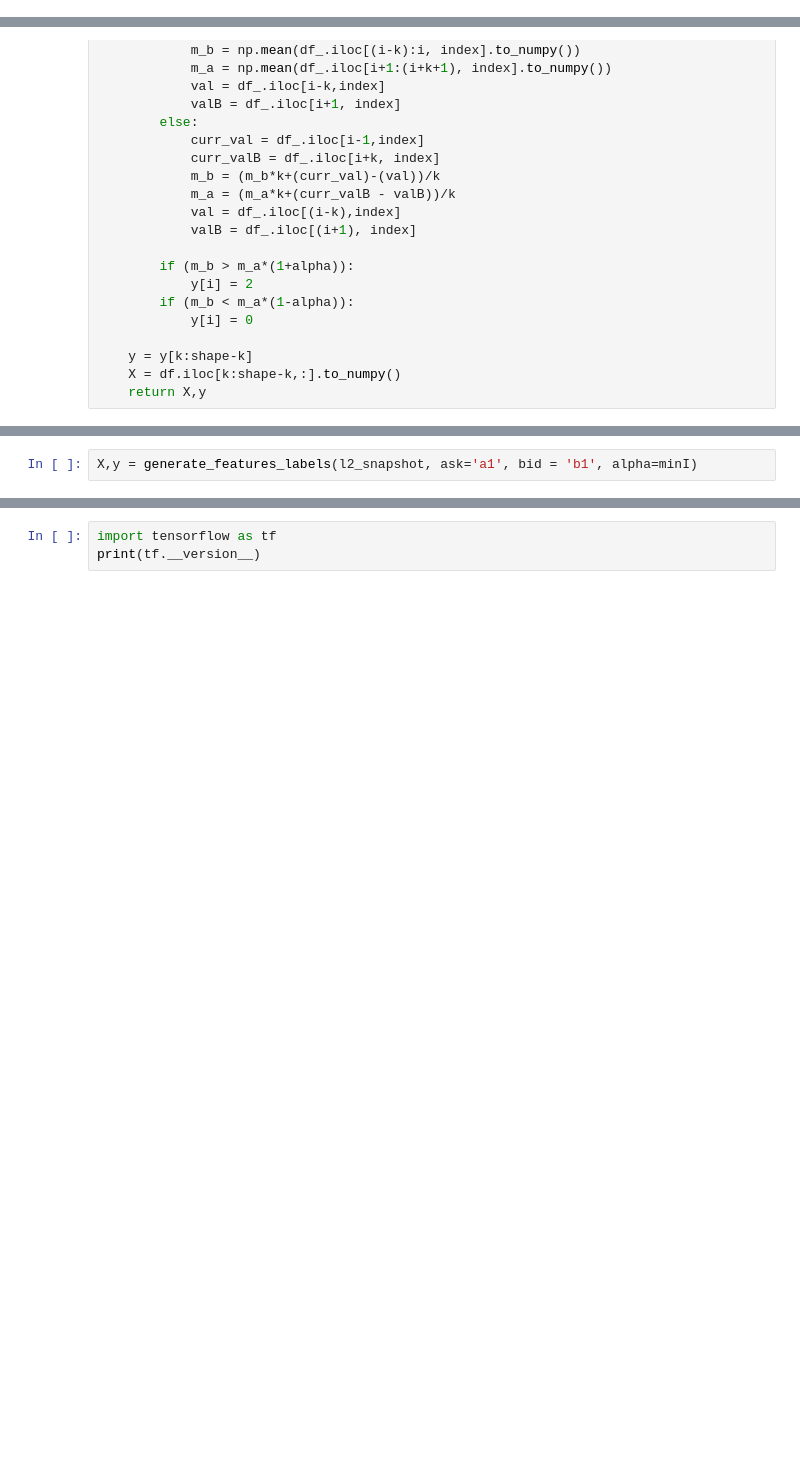
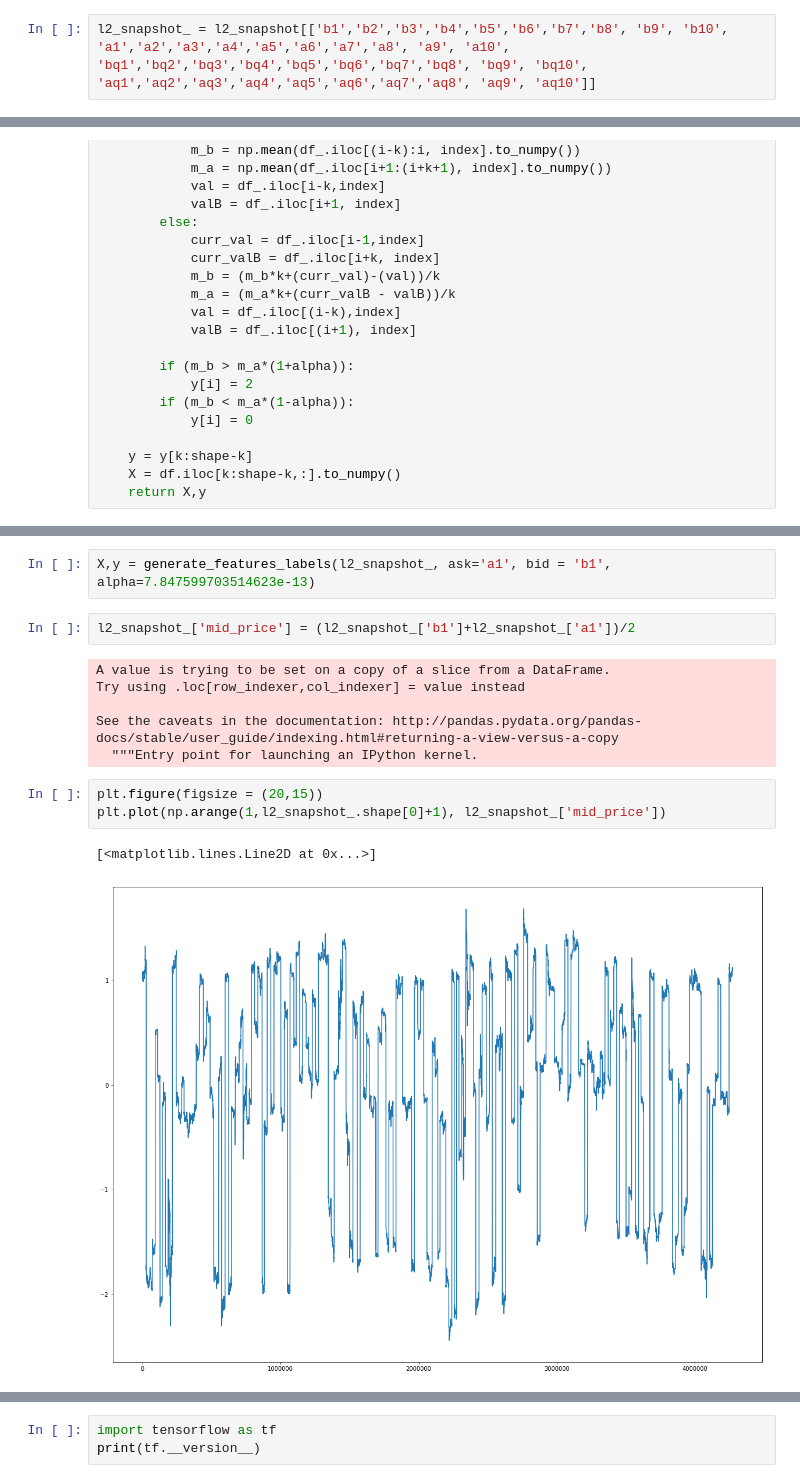
Before and after one commit to Globe-Research/deep-orderbook, a Jupyter notebook: CNN Deeplearning.ipynb, the cells around one changed output, grey strips where cells are left out. Saved outputs shown, nothing was run; the diff lists cells and outputs as text; blank space fills up the shorter version.

```diff
--- a/CNN Deeplearning.ipynb
+++ b/CNN Deeplearning.ipynb
@@ -65,6 +65,8 @@ for x in os.listdir(paths):
 (545960, 200)
 (561058, 200)
 (535563, 200)
+# %%
+l2_snapshot_ = l2_snapshot[['b1','b2','b3','b4','b5','b6','b7','b8', 'b9', 'b10', 'a1','a2','a3','a4','a5','a6','a7','a8', 'a9', 'a10', 'bq1','bq2','bq3','bq4','bq5','bq6','bq7','bq8', 'bq9', 'bq10', 'aq1','aq2','aq3','aq4','aq5','aq6','aq7','aq8', 'aq9', 'aq10']]
 # %%
 def generate_features_labels(df,ask, bid,k=20, alpha = 10e-5):
     df_ = df.copy()
@@ -133,3 +134,17 @@ print(minI, min_)
 # %%
-X,y = generate_features_labels(l2_snapshot, ask='a1', bid = 'b1', alpha=minI)
+X,y = generate_features_labels(l2_snapshot_, ask='a1', bid = 'b1', alpha=7.847599703514623e-13)
+# %%
+l2_snapshot_['mid_price'] = (l2_snapshot_['b1']+l2_snapshot_['a1'])/2
+# %% [output]
+A value is trying to be set on a copy of a slice from a DataFrame.
+Try using .loc[row_indexer,col_indexer] = value instead
+
+See the caveats in the documentation: http://pandas.pydata.org/pandas-docs/stable/user_guide/indexing.html#returning-a-view-versus-a-copy
+  """Entry point for launching an IPython kernel.
+# %%
+plt.figure(figsize = (20,15))
+plt.plot(np.arange(1,l2_snapshot_.shape[0]+1), l2_snapshot_['mid_price'])
+# %% [output]
+[<matplotlib.lines.Line2D at 0x...>]
+[figure, added]
 # %%
```
Also changed, not shown: parts of 33 cells of this notebook.
